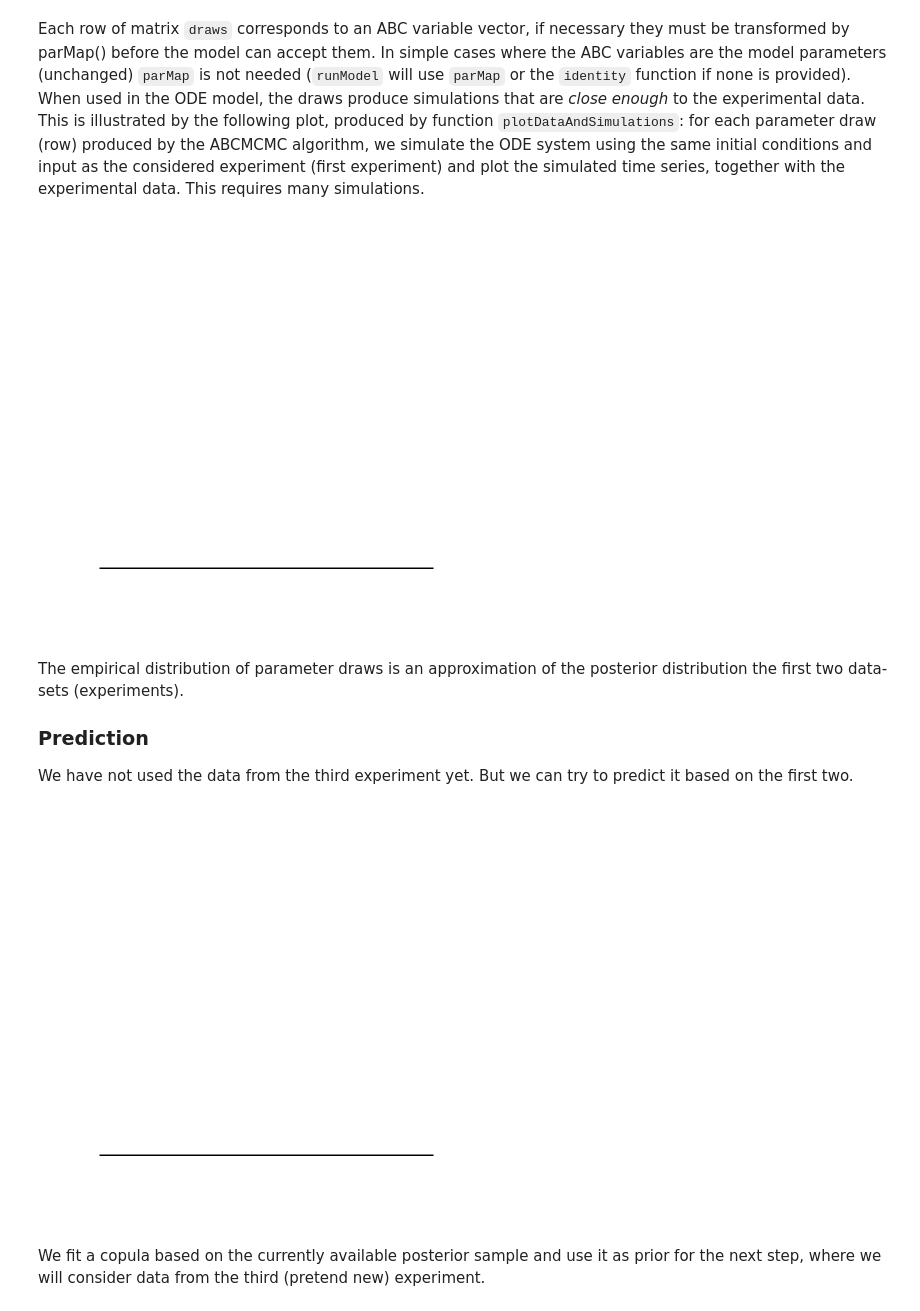
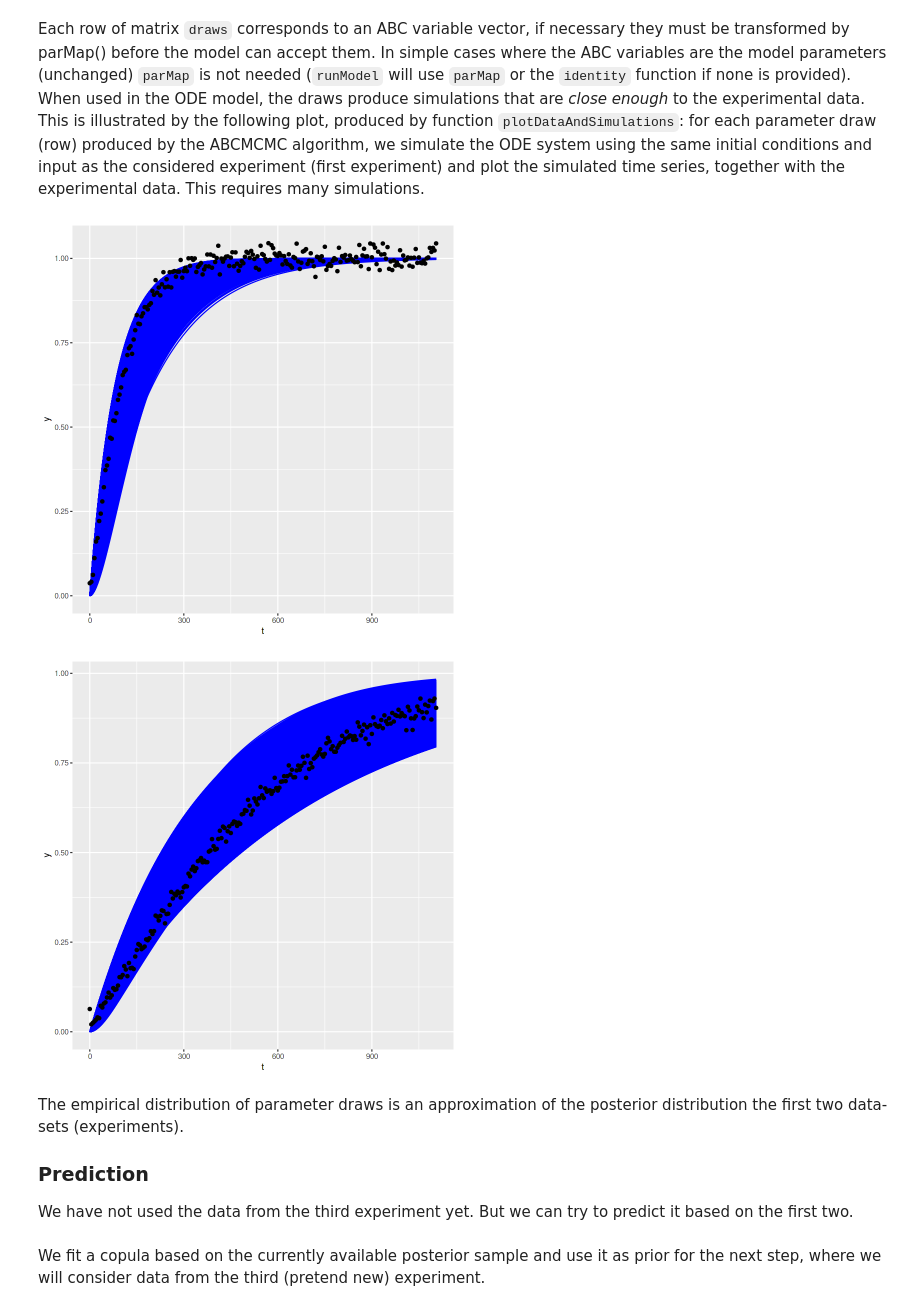
Before and after one commit to icpm-kth/uqsa, a Jupyter notebook: UQ.ipynb, the cells around one changed output. Drawn from its saved outputs; the diff is of its cells as text; code cells hidden in the pictures.

```diff
--- a/UQ.ipynb
+++ b/UQ.ipynb
@@ -306,11 +288,11 @@ Each row of matrix `draws` corresponds to an ABC variable vector, if necessary t
 # %%
 source(paste0(SBtabDir,"/plotFunctionsAKAR4.R"))
 
-#plotDataAndSimulations(Sample$draws, experiments[1], parMap, nCores)
-#plotDataAndSimulations(Sample$draws, experiments[2], parMap, nCores)
-plotSample(Sample$draws, experiments[2], parMap, nCores)
+plotDataAndSimulations(Sample$draws, experiments[1], parMap, nCores)
+plotDataAndSimulations(Sample$draws, experiments[2], parMap, nCores)
 # %% [output]
-[figure, old version]
+[figure, new version]
+[figure, added]
 # %% [markdown]
 The empirical distribution of parameter draws is an approximation of the posterior distribution the first two data-sets (experiments).
 
@@ -318,9 +300,7 @@ The empirical distribution of parameter draws is an approximation of the posteri
 
 We have not used the data from the third experiment yet. But we can try to predict it based on the first two.
 # %%
-#plotDataAndSimulations(Sample$draws, experiments[3], parMap, nCores)
-plotSample(Sample$draws, experiments[3], parMap, nCores)
+plotDataAndSimulations(Sample$draws, experiments[3], parMap, nCores)
+#plotSample(Sample$draws, experiments[3], parMap, nCores)
-# %% [output]
-[figure, removed]
 # %% [markdown]
 We fit a copula based on the currently available posterior sample and use it as prior for the next step, where we will consider data from the third (pretend new) experiment.
```
Also changed, not shown: parts of 17 cells of this notebook, 4 other files.
